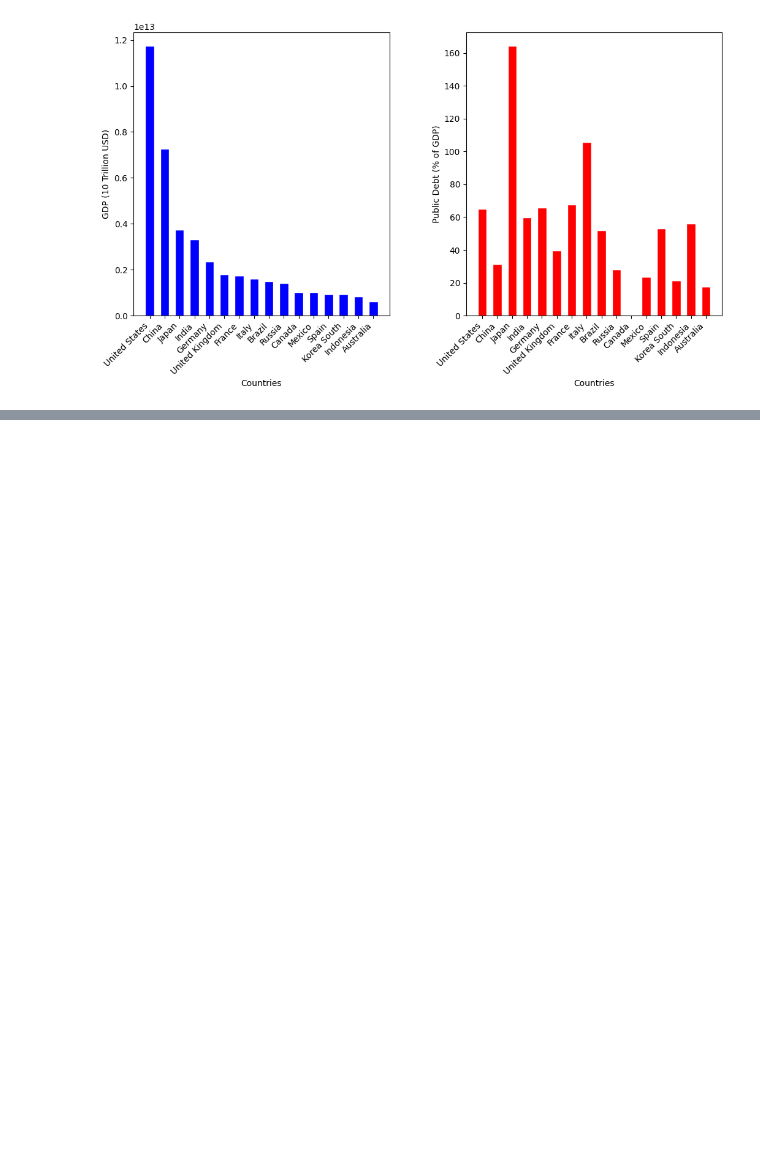
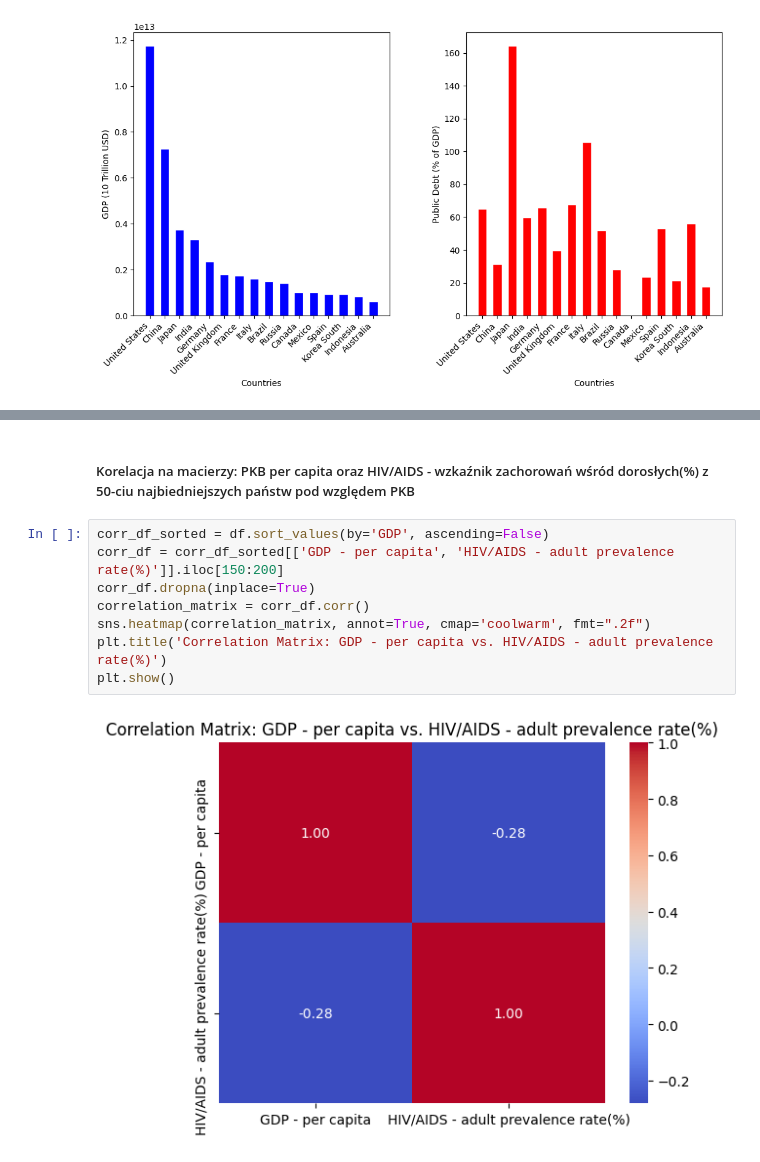
Before and after one commit to jacobwawrzynski/WSEI.PythonProject, a Jupyter notebook: main.ipynb, the cells around one changed output, grey strips where cells are left out. Drawn from its saved outputs; the diff is of its cells as text; blank space fills up the shorter version.

Commit message:
Add matrix chart

```diff
--- a/main.ipynb
+++ b/main.ipynb
@@ -71,0 +94,12 @@ plt.show()
+# %% [markdown]
+##### Korelacja na macierzy: PKB per capita oraz HIV/AIDS - wzkaźnik zachorowań wśród dorosłych(%) z 50-ciu najbiedniejszych państw pod względem PKB
+# %%
+corr_df_sorted = df.sort_values(by='GDP', ascending=False)
+corr_df = corr_df_sorted[['GDP - per capita', 'HIV/AIDS - adult prevalence rate(%)']].iloc[150:200]
+corr_df.dropna(inplace=True)
+correlation_matrix = corr_df.corr()
+sns.heatmap(correlation_matrix, annot=True, cmap='coolwarm', fmt=".2f")
+plt.title('Correlation Matrix: GDP - per capita vs. HIV/AIDS - adult prevalence rate(%)')
+plt.show()
+# %% [output]
+[figure, added]
```
Also changed, not shown: parts of 10 cells of this notebook.
